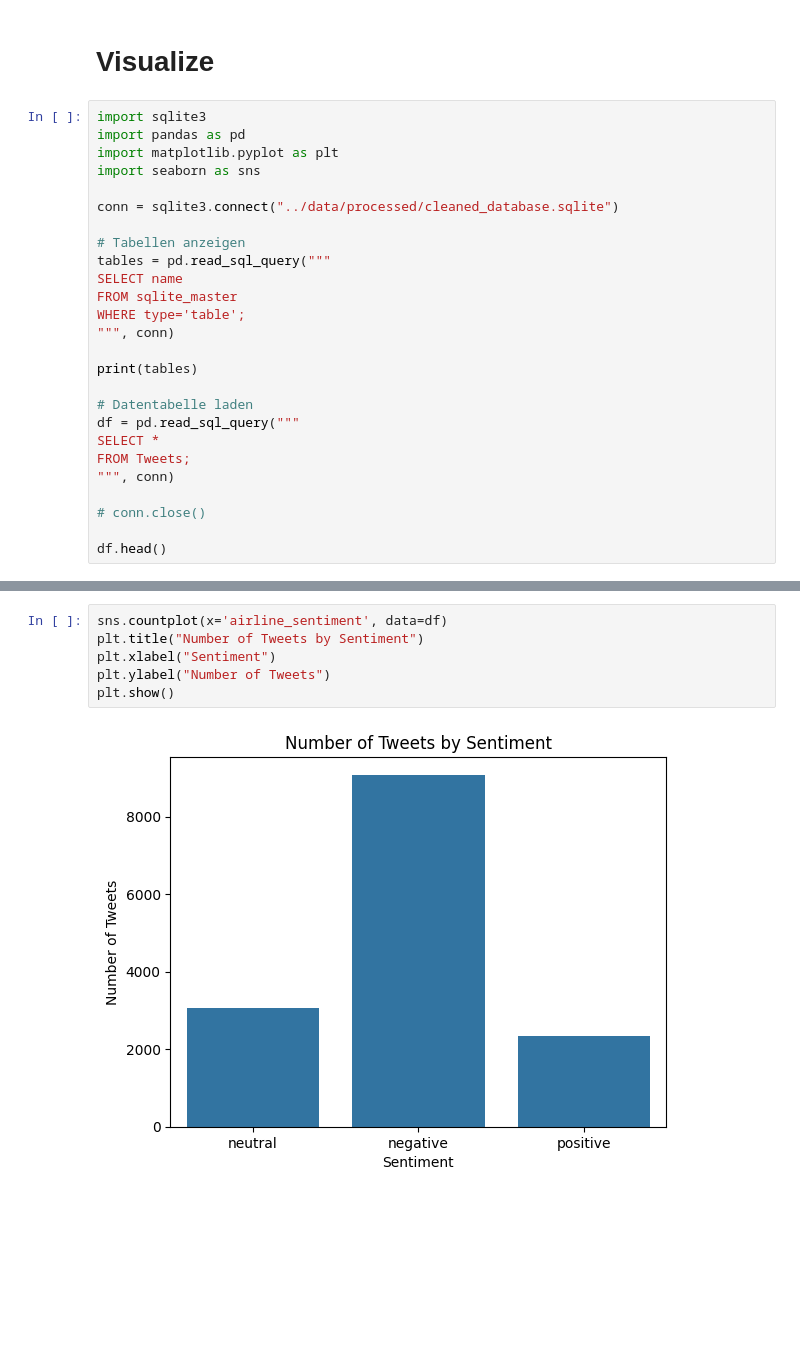
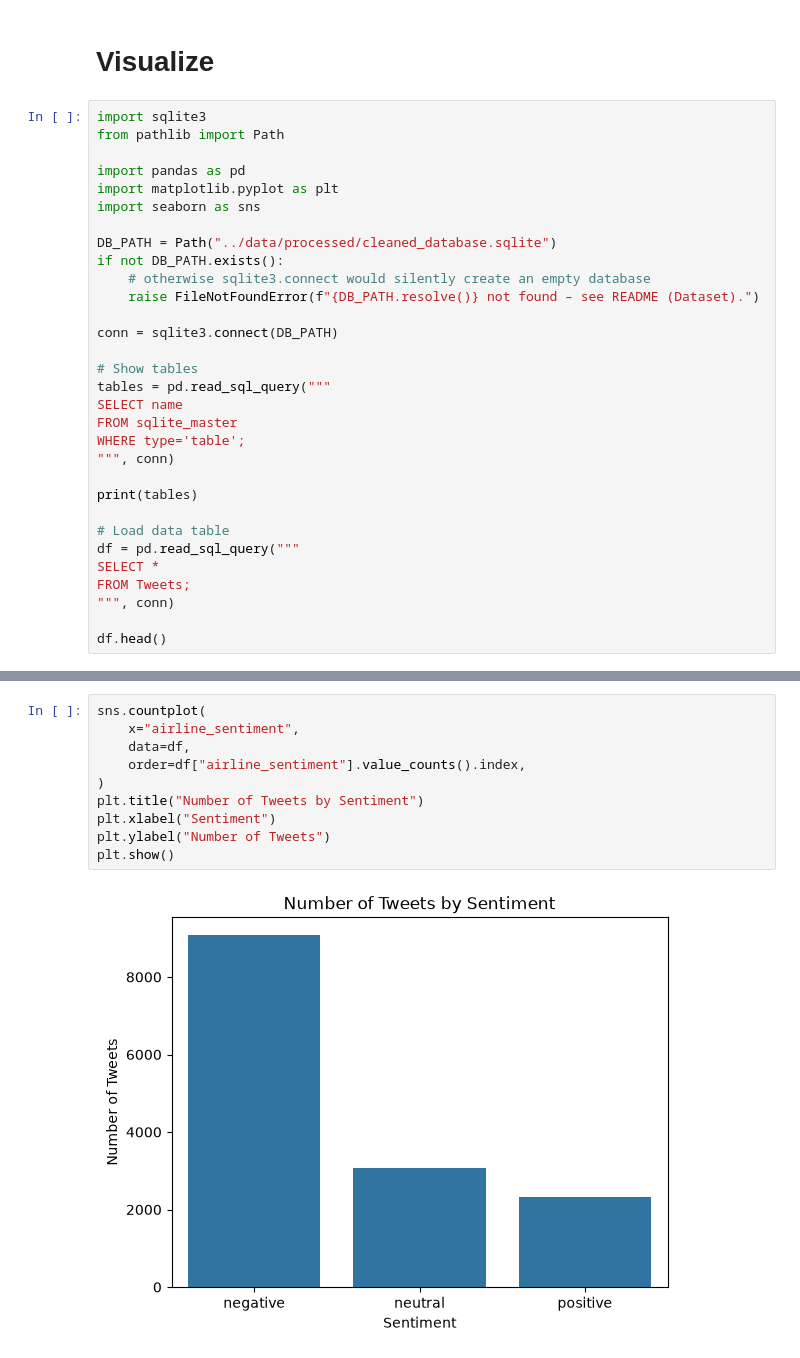
Before and after one commit to TranceMeli/Airline, a Jupyter notebook: notebooks/03_visualize.ipynb, the cells around one changed output, grey strips where cells are left out. Cells and saved outputs as stored; diff of their text form; blank space fills up the shorter version.

```diff
--- a/notebooks/03_visualize.ipynb
+++ b/notebooks/03_visualize.ipynb
@@ -2,13 +2,20 @@
 # Visualize
 # %%
 import sqlite3
+from pathlib import Path
+
 import pandas as pd
 import matplotlib.pyplot as plt
 import seaborn as sns
 
-conn = sqlite3.connect("../data/processed/cleaned_database.sqlite")
+DB_PATH = Path("../data/processed/cleaned_database.sqlite")
+if not DB_PATH.exists():
+    # otherwise sqlite3.connect would silently create an empty database
+    raise FileNotFoundError(f"{DB_PATH.resolve()} not found – see README (Dataset).")
 
-# Tabellen anzeigen
+conn = sqlite3.connect(DB_PATH)
+
+# Show tables
 tables = pd.read_sql_query("""
 SELECT name
 FROM sqlite_master
@@ -17,14 +24,12 @@ WHERE type='table';
 
 print(tables)
 
-# Datentabelle laden
+# Load data table
 df = pd.read_sql_query("""
 SELECT *
 FROM Tweets;
 """, conn)
 
-# conn.close()
-
 df.head()
 # %% [output]
      name
@@ -38,9 +43,13 @@ df.head()
 # %%
-sns.countplot(x='airline_sentiment', data=df)
+sns.countplot(
+    x="airline_sentiment",
+    data=df,
+    order=df["airline_sentiment"].value_counts().index,
+)
 plt.title("Number of Tweets by Sentiment")
 plt.xlabel("Sentiment")
 plt.ylabel("Number of Tweets")
 plt.show()
 # %% [output]
-[figure, old version]
+[figure, new version]
 # %% [markdown]
```
Also changed, not shown: parts of 10 cells of this notebook, 14 other files.
